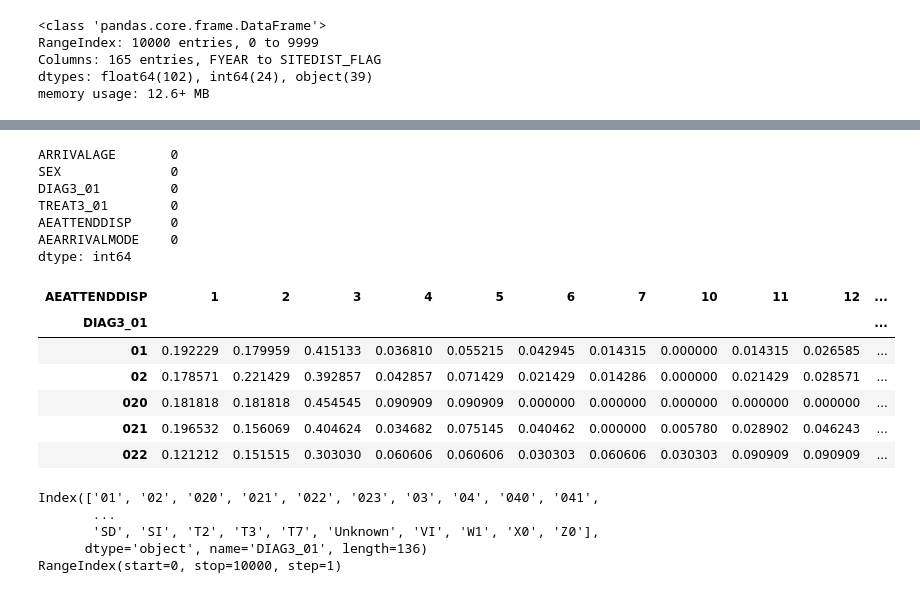
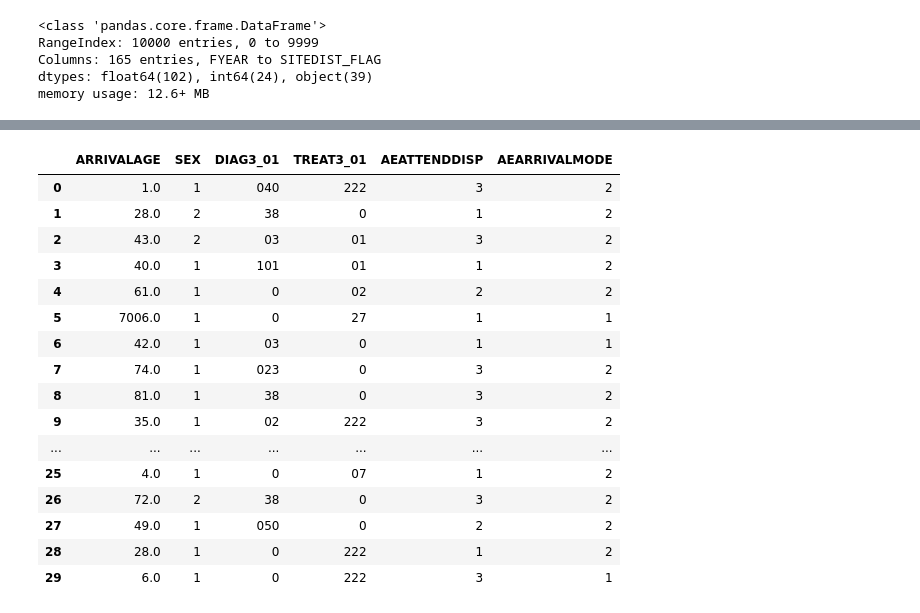
Before and after one commit to AshAninze/synthetic-data-rough-note, a Jupyter notebook: scripts/testdata.ipynb, the cells around one changed output, grey strips where cells are left out. Cells and saved outputs as stored; diff of their text form; code cells hidden in the pictures.

```diff
--- a/scripts/testdata.ipynb
+++ b/scripts/testdata.ipynb
@@ -101,37 +66,20 @@ See the caveats in the documentation: https://pandas.pydata.org/pandas-docs/stab
-# %%
-print(rel_data.isna().sum())
-# %% [output]
-ARRIVALAGE       0
-SEX              0
-DIAG3_01         0
-TREAT3_01        0
-AEATTENDDISP     0
-AEARRIVALMODE    0
-dtype: int64
-# %%
-# Create a crosstab to get counts of each outcome for each diagnosis
-# This calculates the probability of it occurring
-disposal_counts = pd.crosstab(rel_data['DIAG3_01'], rel_data['AEATTENDDISP'])
-
-# Divides the counts by the total counts for each diagnosis to get probabilities
-# This gives the probability of each disposal outcome given a diagnosis
-prob_table = disposal_counts.div(disposal_counts.sum(axis=1), axis=0) # This makes the data into a contingency table, which displays multivariate relationships
-
-prob_table.head()
-# %% [output]
-| AEATTENDDISP | 1 | 2 | 3 | 4 | 5 | 6 | 7 | 10 | 11 | 12 | ... |
-| DIAG3_01 |  |  |  |  |  |  |  |  |  |  | ... |
-| 01 | 0.192229 | 0.179959 | 0.415133 | 0.036810 | 0.055215 | 0.042945 | 0.014315 | 0.000000 | 0.014315 | 0.026585 | ... |
-| 02 | 0.178571 | 0.221429 | 0.392857 | 0.042857 | 0.071429 | 0.021429 | 0.014286 | 0.000000 | 0.021429 | 0.028571 | ... |
-| 020 | 0.181818 | 0.181818 | 0.454545 | 0.090909 | 0.090909 | 0.000000 | 0.000000 | 0.000000 | 0.000000 | 0.000000 | ... |
-| 021 | 0.196532 | 0.156069 | 0.404624 | 0.034682 | 0.075145 | 0.040462 | 0.000000 | 0.005780 | 0.028902 | 0.046243 | ... |
-| 022 | 0.121212 | 0.151515 | 0.303030 | 0.060606 | 0.060606 | 0.030303 | 0.060606 | 0.030303 | 0.090909 | 0.090909 | ... |
-# %%
-print(prob_table.index)
-print(rel_data.index)
-# %% [output]
-Index(['01', '02', '020', '021', '022', '023', '03', '04', '040', '041',
-       ...
-       'SD', 'SI', 'T2', 'T3', 'T7', 'Unknown', 'VI', 'W1', 'X0', 'Z0'],
-      dtype='object', name='DIAG3_01', length=136)
-RangeIndex(start=0, stop=10000, step=1)
+# %%
+rel_data.head(30)
+# %% [output]
+|  | ARRIVALAGE | SEX | DIAG3_01 | TREAT3_01 | AEATTENDDISP | AEARRIVALMODE |
+| 0 | 1.0 | 1 | 040 | 222 | 3 | 2 |
+| 1 | 28.0 | 2 | 38 | 0 | 1 | 2 |
+| 2 | 43.0 | 2 | 03 | 01 | 3 | 2 |
+| 3 | 40.0 | 1 | 101 | 01 | 1 | 2 |
+| 4 | 61.0 | 1 | 0 | 02 | 2 | 2 |
+| 5 | 7006.0 | 1 | 0 | 27 | 1 | 1 |
+| 6 | 42.0 | 1 | 03 | 0 | 1 | 1 |
+| 7 | 74.0 | 1 | 023 | 0 | 3 | 2 |
+| 8 | 81.0 | 1 | 38 | 0 | 3 | 2 |
+| 9 | 35.0 | 1 | 02 | 222 | 3 | 2 |
+| ... | ... | ... | ... | ... | ... | ... |
+| 25 | 4.0 | 1 | 0 | 07 | 1 | 2 |
+| 26 | 72.0 | 2 | 38 | 0 | 3 | 2 |
+| 27 | 49.0 | 1 | 050 | 0 | 2 | 2 |
+| 28 | 28.0 | 1 | 0 | 222 | 1 | 2 |
+| 29 | 6.0 | 1 | 0 | 222 | 3 | 1 |
```
Also changed, not shown: parts of 10 cells of this notebook.
